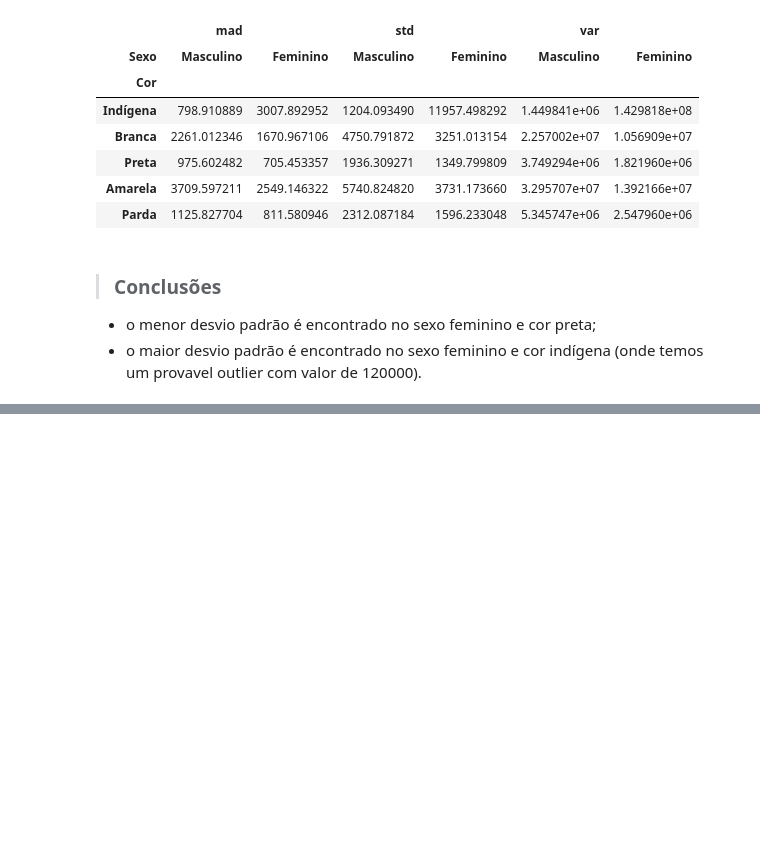
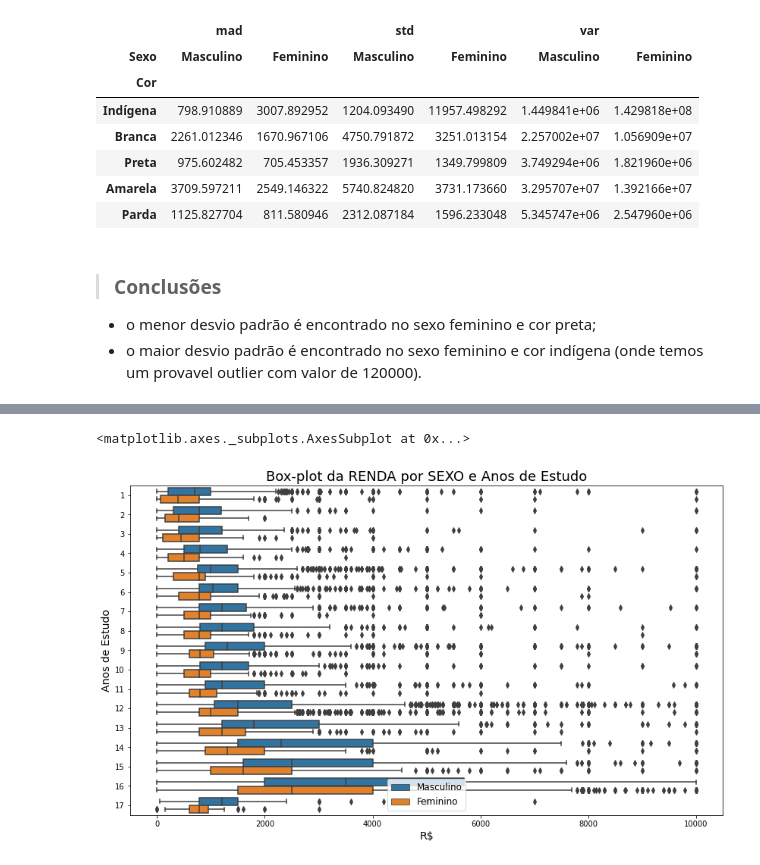
Before and after one commit to heber-augusto/course-stats-with-python, a Jupyter notebook: final_project.ipynb, the cells around one changed output, grey strips where cells are left out. Cells and saved outputs as stored; diff of their text form; code cells hidden in the pictures; blank space fills up the shorter version.

```diff
--- a/final_project.ipynb
+++ b/final_project.ipynb
@@ -540,0 +592,28 @@ Escreva suas conclusões aqui...
+# %%
+renda_ate_10k = dados[dados.Renda <= 10000]
+ax = sns.boxplot(
+   x='Renda',
+   y='Anos de Estudo',
+   hue='Sexo',
+   orient='horizontal',
+   data=renda_ate_10k
+
+)
+
+
+ax.figure.set_size_inches(14, 8)    # Personalizando o tamanho da figura
+
+ax.set_title('Box-plot da RENDA por SEXO e Anos de Estudo', fontsize=18)    # Configurando o título do gráfico
+
+ax.set_xlabel('R$', fontsize=14)    # Configurando o label do eixo X
+
+ax.set_ylabel('Anos de Estudo', fontsize=14)    # Configurando o label do eixo Y
+
+# Configurações da legenda do gráfico (Sexo)
+handles, _ = ax.get_legend_handles_labels()
+ax.legend(handles, ['Masculino', 'Feminino'], fontsize=12)
+
+ax
+# %% [output]
+<matplotlib.axes._subplots.AxesSubplot at 0x...>
+[figure, added]
```
Also changed, not shown: parts of 29 cells of this notebook.
